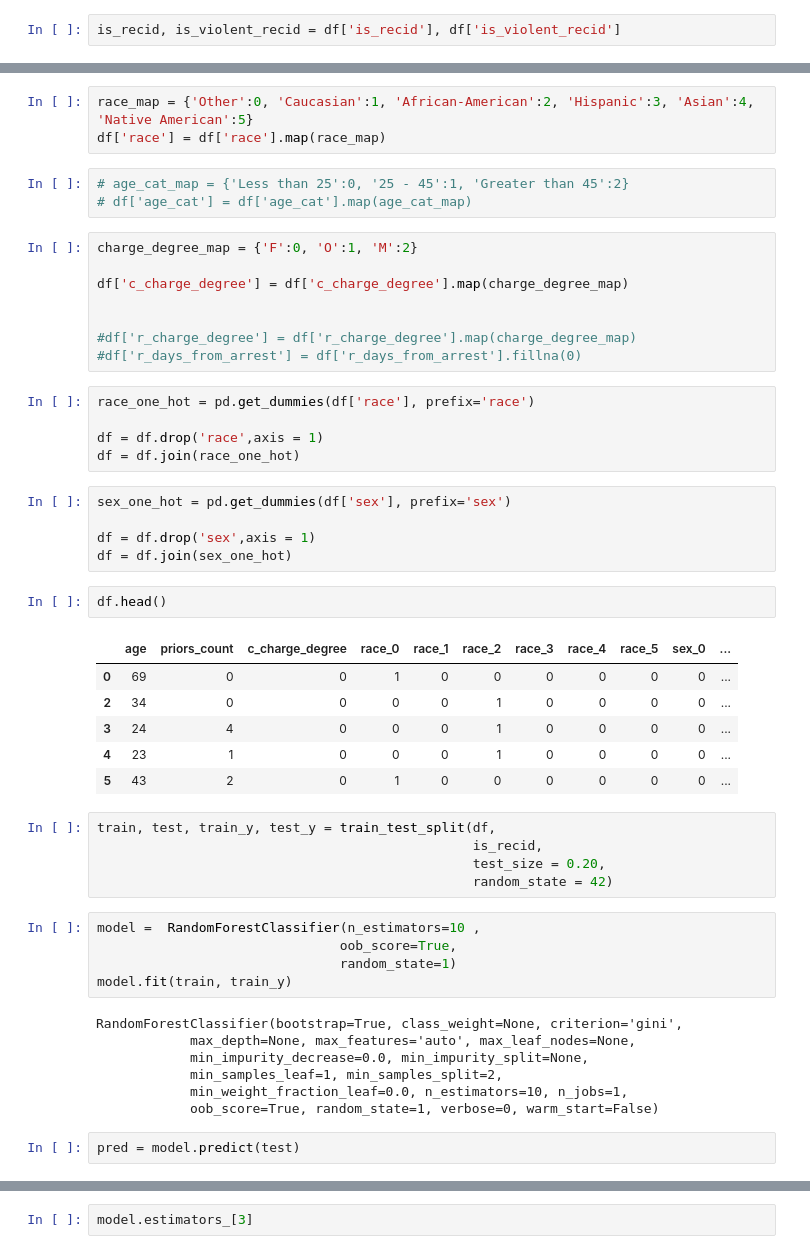
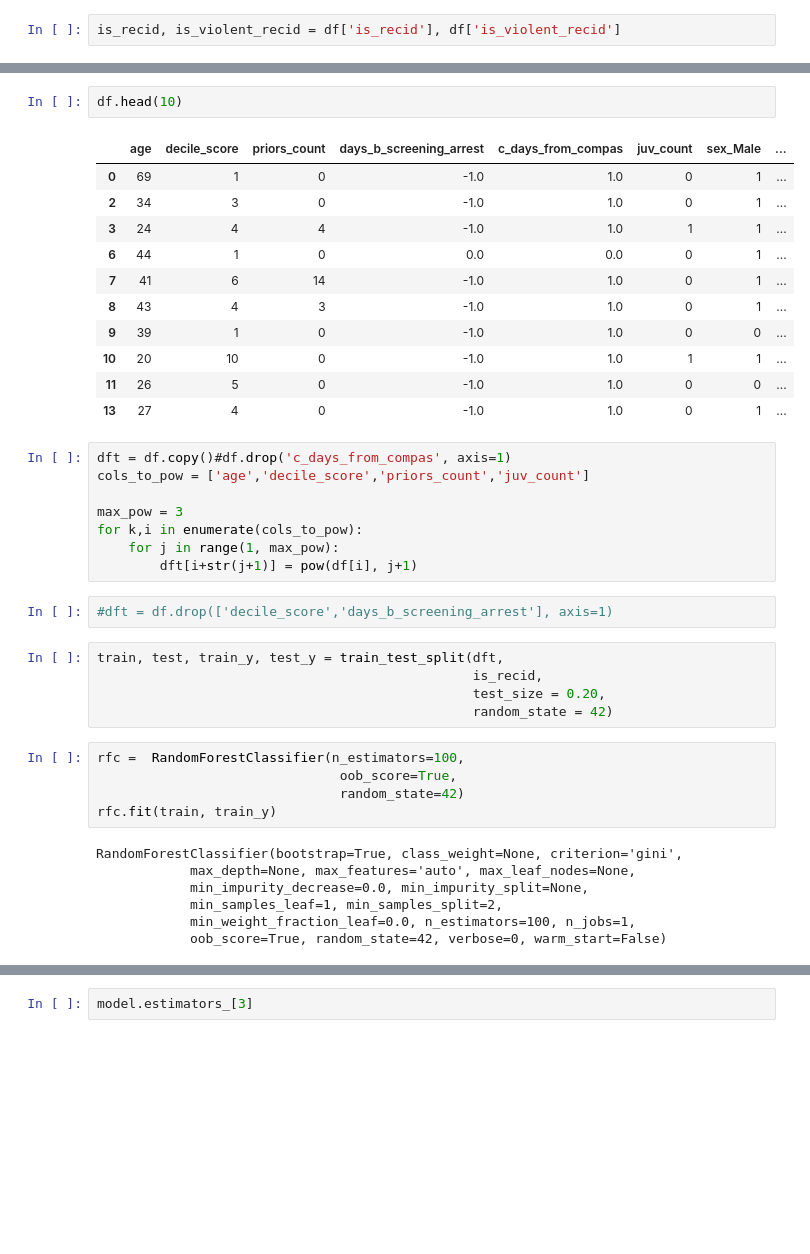
Before and after one commit to SanGreel/noble-model-audit, a Jupyter notebook: recidiv prediction.ipynb, the cells around one changed output, grey strips where cells are left out. Cells and saved outputs as stored; diff of their text form; blank space fills up the shorter version.

Commit message:
make strong RF model

```diff
--- a/recidiv prediction.ipynb
+++ b/recidiv prediction.ipynb
@@ -90,53 +218,42 @@ df['sex'] = df['sex'].map({'Male':1, 'Female':0})
-# %%
-race_map = {'Other':0, 'Caucasian':1, 'African-American':2, 'Hispanic':3, 'Asian':4, 'Native American':5}
-df['race'] = df['race'].map(race_map)
-# %%
-# age_cat_map = {'Less than 25':0, '25 - 45':1, 'Greater than 45':2}
-# df['age_cat'] = df['age_cat'].map(age_cat_map)
-# %%
-charge_degree_map = {'F':0, 'O':1, 'M':2}
-
-df['c_charge_degree'] = df['c_charge_degree'].map(charge_degree_map)
-
-
-#df['r_charge_degree'] = df['r_charge_degree'].map(charge_degree_map)
-#df['r_days_from_arrest'] = df['r_days_from_arrest'].fillna(0)
-# %%
-race_one_hot = pd.get_dummies(df['race'], prefix='race')
-
-df = df.drop('race',axis = 1)
-df = df.join(race_one_hot)
-# %%
-sex_one_hot = pd.get_dummies(df['sex'], prefix='sex')
-
-df = df.drop('sex',axis = 1)
-df = df.join(sex_one_hot)
 # %%
-df.head()
+df.head(10)
 # %% [output]
-|  | age | priors_count | c_charge_degree | race_0 | race_1 | race_2 | race_3 | race_4 | race_5 | sex_0 | ... |
-| 0 | 69 | 0 | 0 | 1 | 0 | 0 | 0 | 0 | 0 | 0 | ... |
-| 2 | 34 | 0 | 0 | 0 | 0 | 1 | 0 | 0 | 0 | 0 | ... |
-| 3 | 24 | 4 | 0 | 0 | 0 | 1 | 0 | 0 | 0 | 0 | ... |
-| 4 | 23 | 1 | 0 | 0 | 0 | 1 | 0 | 0 | 0 | 0 | ... |
-| 5 | 43 | 2 | 0 | 1 | 0 | 0 | 0 | 0 | 0 | 0 | ... |
+|  | age | decile_score | priors_count | days_b_screening_arrest | c_days_from_compas | juv_count | sex_Male | ... |
+| 0 | 69 | 1 | 0 | -1.0 | 1.0 | 0 | 1 | ... |
+| 2 | 34 | 3 | 0 | -1.0 | 1.0 | 0 | 1 | ... |
+| 3 | 24 | 4 | 4 | -1.0 | 1.0 | 1 | 1 | ... |
+| 6 | 44 | 1 | 0 | 0.0 | 0.0 | 0 | 1 | ... |
+| 7 | 41 | 6 | 14 | -1.0 | 1.0 | 0 | 1 | ... |
+| 8 | 43 | 4 | 3 | -1.0 | 1.0 | 0 | 1 | ... |
+| 9 | 39 | 1 | 0 | -1.0 | 1.0 | 0 | 0 | ... |
+| 10 | 20 | 10 | 0 | -1.0 | 1.0 | 1 | 1 | ... |
+| 11 | 26 | 5 | 0 | -1.0 | 1.0 | 0 | 0 | ... |
+| 13 | 27 | 4 | 0 | -1.0 | 1.0 | 0 | 1 | ... |
+# %%
+dft = df.copy()#df.drop('c_days_from_compas', axis=1)
+cols_to_pow = ['age','decile_score','priors_count','juv_count']
+
+max_pow = 3
+for k,i in enumerate(cols_to_pow):
+    for j in range(1, max_pow):
+        dft[i+str(j+1)] = pow(df[i], j+1)
+# %%
+#dft = df.drop(['decile_score','days_b_screening_arrest'], axis=1)
 # %%
-train, test, train_y, test_y = train_test_split(df,
+train, test, train_y, test_y = train_test_split(dft,
                                                 is_recid,
                                                 test_size = 0.20,
                                                 random_state = 42)
 # %%
-model =  RandomForestClassifier(n_estimators=10 ,
+rfc =  RandomForestClassifier(n_estimators=100,
                                oob_score=True,
-                               random_state=1)
-model.fit(train, train_y)
+                               random_state=42)
+rfc.fit(train, train_y)
 # %% [output]
 RandomForestClassifier(bootstrap=True, class_weight=None, criterion='gini',
             max_depth=None, max_features='auto', max_leaf_nodes=None,
             min_impurity_decrease=0.0, min_impurity_split=None,
             min_samples_leaf=1, min_samples_split=2,
-            min_weight_fraction_leaf=0.0, n_estimators=10, n_jobs=1,
-            oob_score=True, random_state=1, verbose=0, warm_start=False)
+            min_weight_fraction_leaf=0.0, n_estimators=100, n_jobs=1,
+            oob_score=True, random_state=42, verbose=0, warm_start=False)
-# %%
-pred = model.predict(test)
 # %%
```
Also changed, not shown: parts of 55 cells of this notebook, 3 other files.
